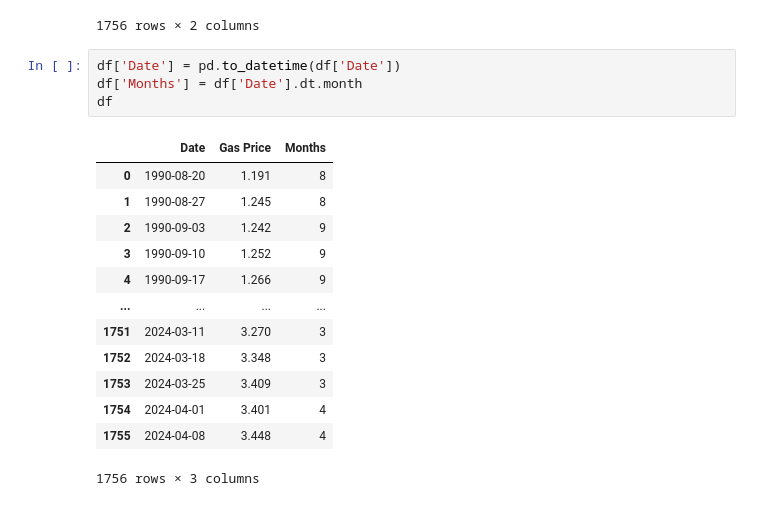
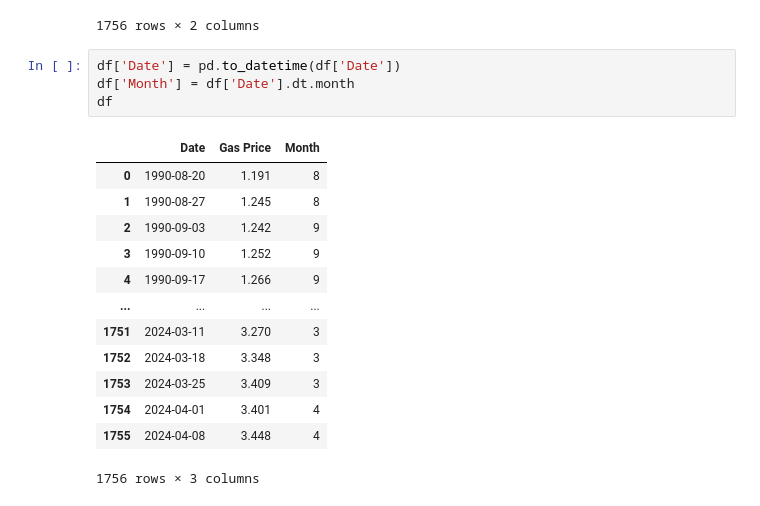
Before and after one commit to SatchelF/Data_Analysis_Project, a Jupyter notebook: avg_gas_monthly.ipynb, the cells around one changed output. Cells and saved outputs as stored; diff of their text form.

```diff
--- a/avg_gas_monthly.ipynb
+++ b/avg_gas_monthly.ipynb
@@ -23,10 +25,10 @@ df
 1756 rows × 2 columns
 # %%
 df['Date'] = pd.to_datetime(df['Date'])
-df['Months'] = df['Date'].dt.month
+df['Month'] = df['Date'].dt.month
 df
 # %% [output]
-|  | Date | Gas Price | Months |
+|  | Date | Gas Price | Month |
 | 0 | 1990-08-20 | 1.191 | 8 |
 | 1 | 1990-08-27 | 1.245 | 8 |
 | 2 | 1990-09-03 | 1.242 | 9 |
```
Also changed, not shown: parts of 7 cells of this notebook, 1 other file.
